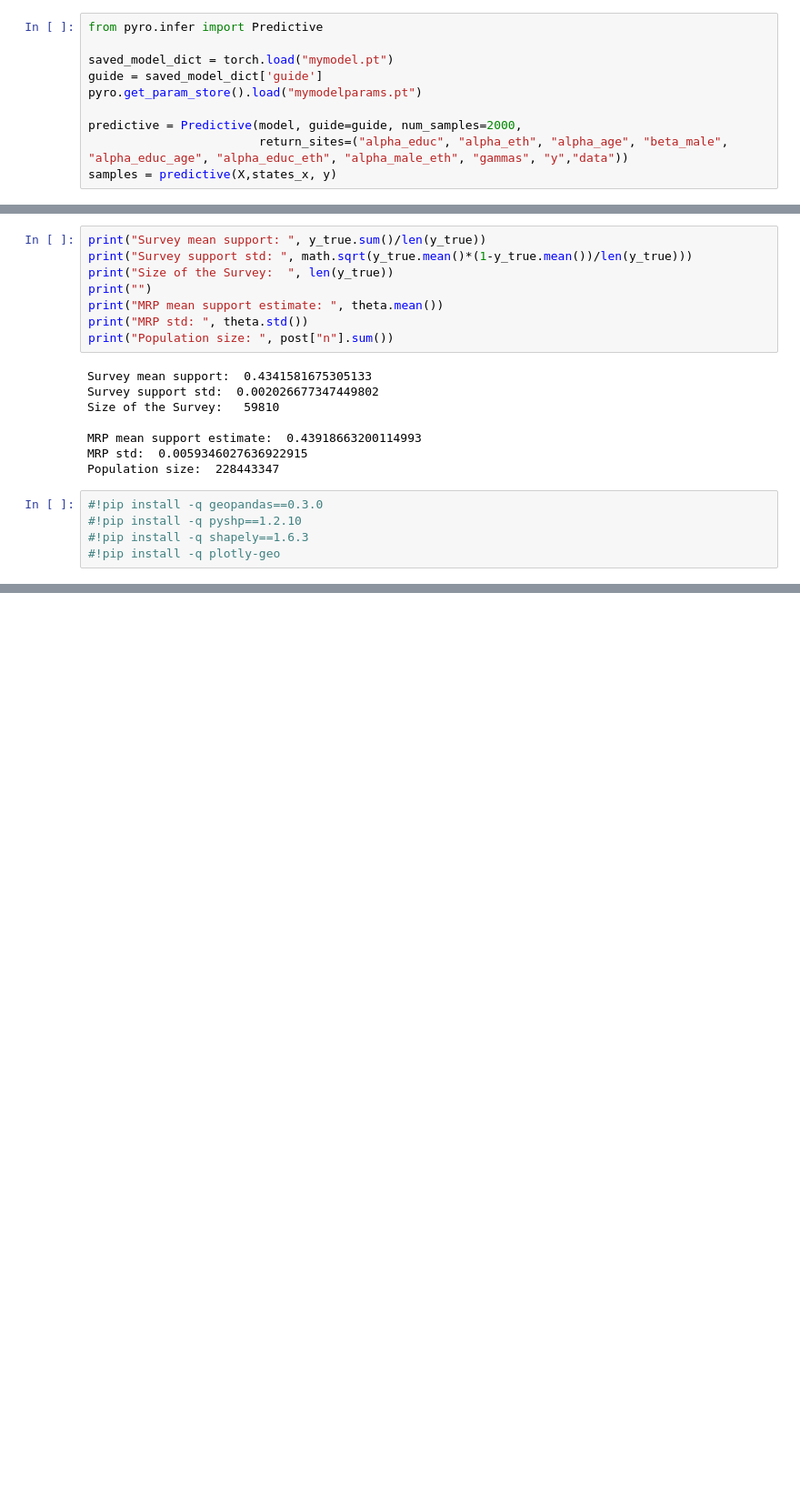
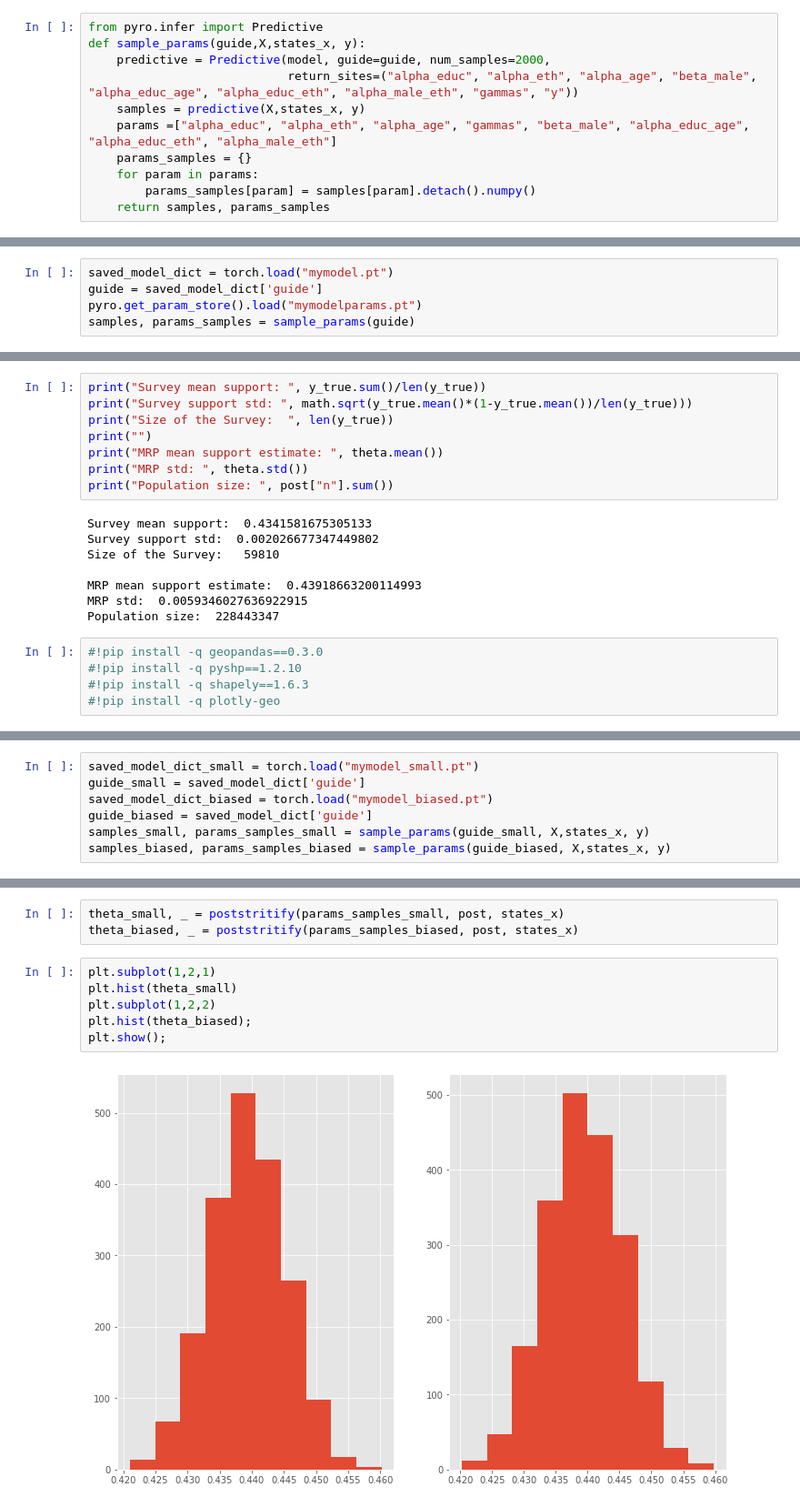
Before and after one commit to JakubReha/misterP, a Jupyter notebook: model.ipynb, the cells around one changed output, grey strips where cells are left out. Shown at 91% size. Saved outputs shown, nothing was run; the diff lists cells and outputs as text; blank space fills up the shorter version.

Commit message:
small and biased sample analysis

```diff
--- a/model.ipynb
+++ b/model.ipynb
@@ -206,11 +222,12 @@ print("Total time: {0:.3f}m".format((t_fin - t0)/60))
 #jax.numpy.save('mcmc.pkl',mcmc)
 # %%
 from pyro.infer import Predictive
-
-saved_model_dict = torch.load("mymodel.pt")
-guide = saved_model_dict['guide']
-pyro.get_param_store().load("mymodelparams.pt")
-
-predictive = Predictive(model, guide=guide, num_samples=2000,
-                        return_sites=("alpha_educ", "alpha_eth", "alpha_age", "beta_male", "alpha_educ_age", "alpha_educ_eth", "alpha_male_eth", "gammas", "y","data"))
-samples = predictive(X,states_x, y)
+def sample_params(guide,X,states_x, y):
+    predictive = Predictive(model, guide=guide, num_samples=2000,
+                            return_sites=("alpha_educ", "alpha_eth", "alpha_age", "beta_male", "alpha_educ_age", "alpha_educ_eth", "alpha_male_eth", "gammas", "y"))
+    samples = predictive(X,states_x, y)
+    params =["alpha_educ", "alpha_eth", "alpha_age", "gammas", "beta_male", "alpha_educ_age", "alpha_educ_eth", "alpha_male_eth"]
+    params_samples = {}
+    for param in params:
+        params_samples[param] = samples[param].detach().numpy()
+    return samples, params_samples
@@ -226,3 +234,8 @@ for param in params:
+# %%
+saved_model_dict = torch.load("mymodel.pt")
+guide = saved_model_dict['guide']
+pyro.get_param_store().load("mymodelparams.pt")
+samples, params_samples = sample_params(guide)
 # %%
 n_cat = 5
 for c in range(n_cat):
@@ -498,0 +582,7 @@ fig.show()
+# %%
+saved_model_dict_small = torch.load("mymodel_small.pt")
+guide_small = saved_model_dict['guide']
+saved_model_dict_biased = torch.load("mymodel_biased.pt")
+guide_biased = saved_model_dict['guide']
+samples_small, params_samples_small = sample_params(guide_small, X,states_x, y)
+samples_biased, params_samples_biased = sample_params(guide_biased, X,states_x, y)
@@ -498,0 +604,11 @@ fig.show()
+# %%
+theta_small, _ = poststritify(params_samples_small, post, states_x)
+theta_biased, _ = poststritify(params_samples_biased, post, states_x)
+# %%
+plt.subplot(1,2,1)
+plt.hist(theta_small)
+plt.subplot(1,2,2)
+plt.hist(theta_biased);
+plt.show();
+# %% [output]
+[figure, added]
```
Also changed, not shown: parts of 29 cells of this notebook, 2 other files.
